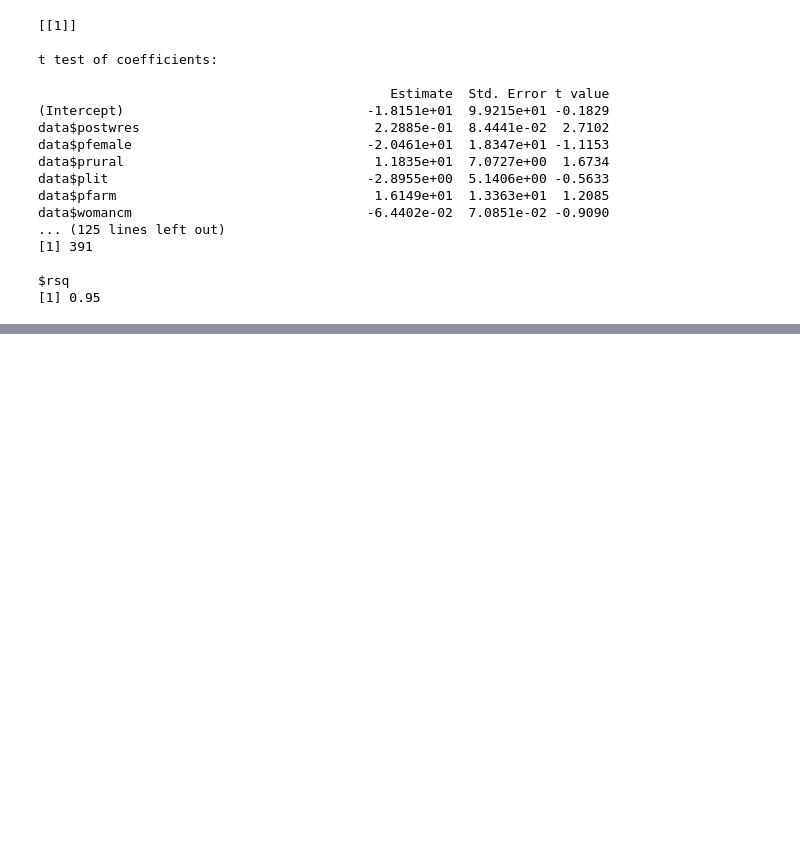
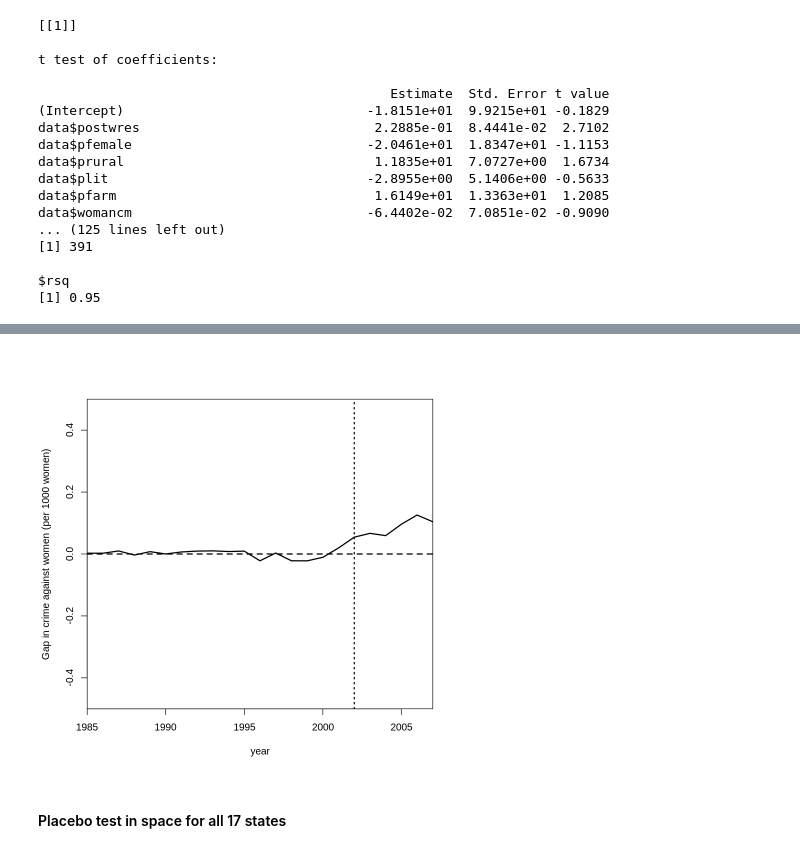
Before and after one commit to mahmud-nobe/CS112-Final-Project, a Jupyter notebook: CS112_Final_Project.ipynb, the cells around one changed output, grey strips where cells are left out. Drawn from its saved outputs; the diff is of its cells as text; code cells hidden in the pictures; blank space fills up the shorter version.

```diff
--- a/CS112_Final_Project.ipynb
+++ b/CS112_Final_Project.ipynb
@@ -631,0 +830,12 @@ NULL
+# %%
+#gap or difference in treatment and synthetic control
+gaps <- dataprep.out$Y1plot - (dataprep.out$Y0plot %*% synth.out$solution.w)
+
+#pre built tables from synth objects
+synth.tables <- synth.tab(dataprep.res = dataprep.out, synth.res = synth.out)
+
+#comparing pre-treatment predictor values for the treated unit, the synthetic control unit , and all the units in the sample
+synth.tables$tab.pred[1:5,]
+
+#View control unit weights
+synth.tables$tab.w
@@ -631,0 +869,13 @@ NULL
+# %%
+gaps.plot(synth.res = synth.out,
+           dataprep.res = dataprep.out,
+           Ylab = "Gap in crime against women (per 1000 women)",
+           Xlab = "year",
+           Ylim = c(-.5,.5),
+           Main = NA,
+           tr.intake = 2002
+           )
+# %% [output]
+[figure, added]
+# %% [markdown]
+#### Placebo test in space for all 17 states
```
Also changed, not shown: parts of 97 cells of this notebook.
